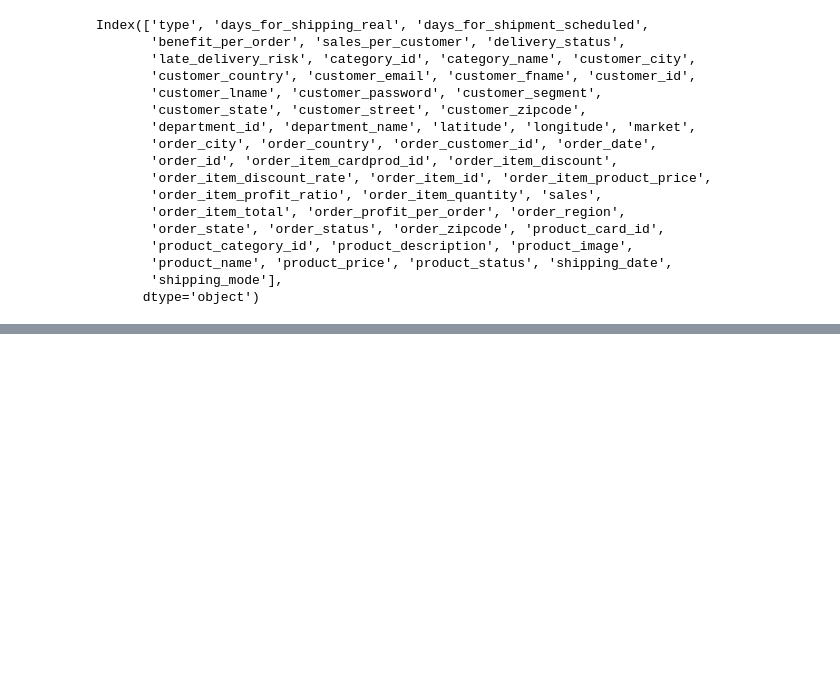
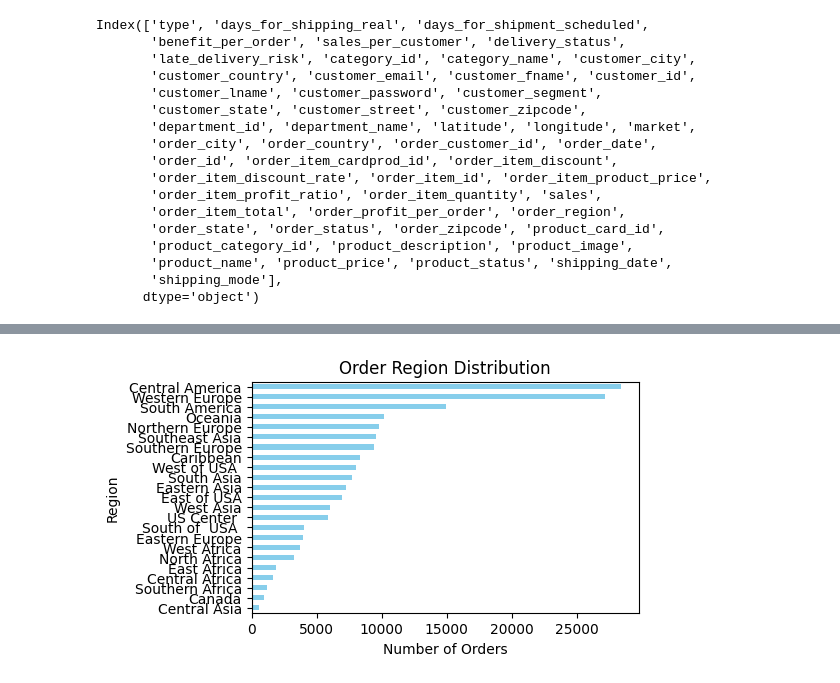
Before and after one commit to nh-adorie/scm-co-smart-project, a Jupyter notebook: notebook/eda.ipynb, the cells around one changed output, grey strips where cells are left out. Saved outputs shown, nothing was run; the diff lists cells and outputs as text; code cells hidden in the pictures; blank space fills up the shorter version.

```diff
--- a/notebook/eda.ipynb
+++ b/notebook/eda.ipynb
@@ -65,0 +144,15 @@ Index(['type', 'days_for_shipping_real', 'days_for_shipment_scheduled',
+# %%
+# order_region
+df['order_region'].value_counts()
+region_count = df['order_region'].value_counts()
+
+# bar chart for Order Region Distribution
+plt.figure(figsize=(5,3))
+region_count.plot(kind='barh', color='skyblue')
+plt.title("Order Region Distribution")
+plt.xlabel("Number of Orders")
+plt.ylabel("Region")
+plt.gca().invert_yaxis()  # region lớn nhất lên trên
+plt.show()
+# %% [output]
+[figure, added]
```
Also changed, not shown: parts of 12 cells of this notebook, 1 other file.
